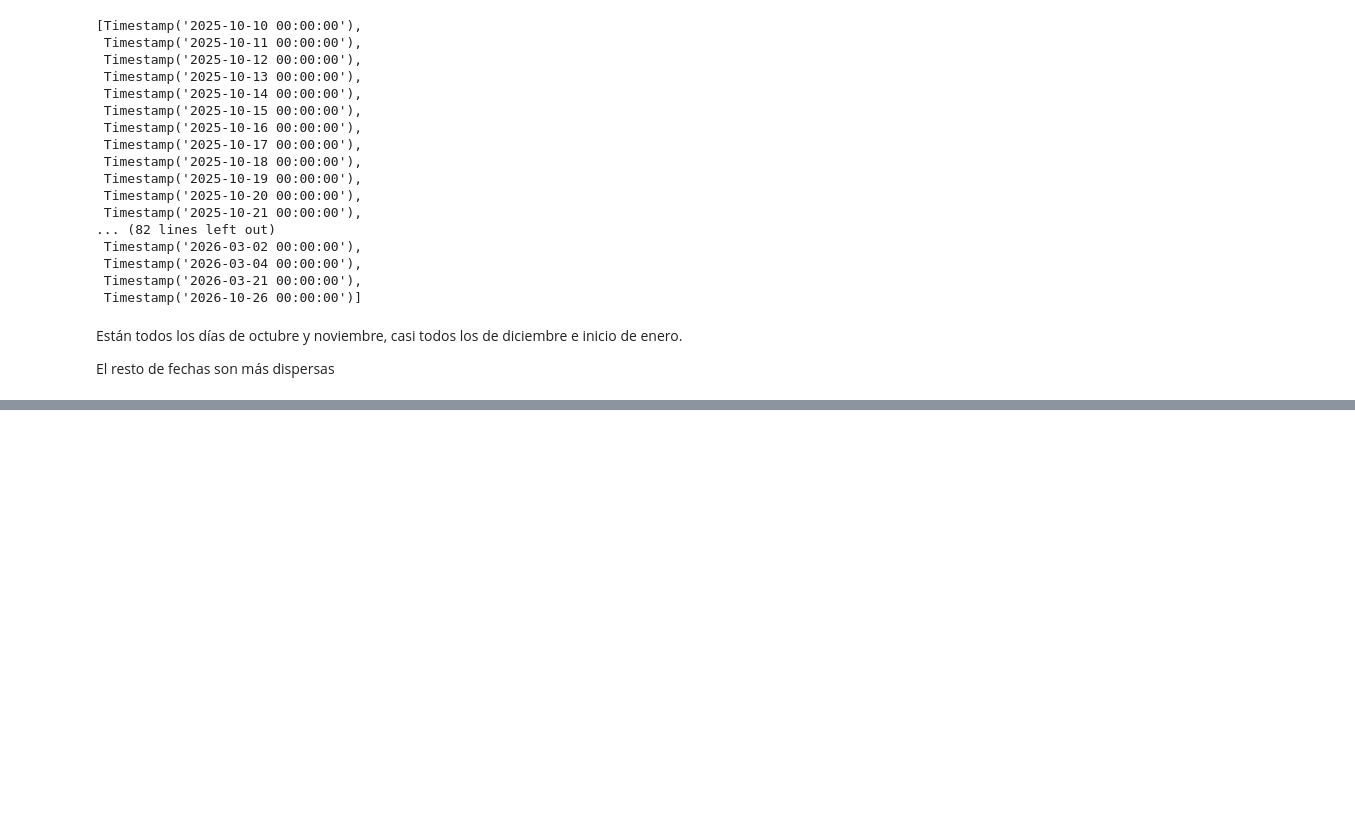
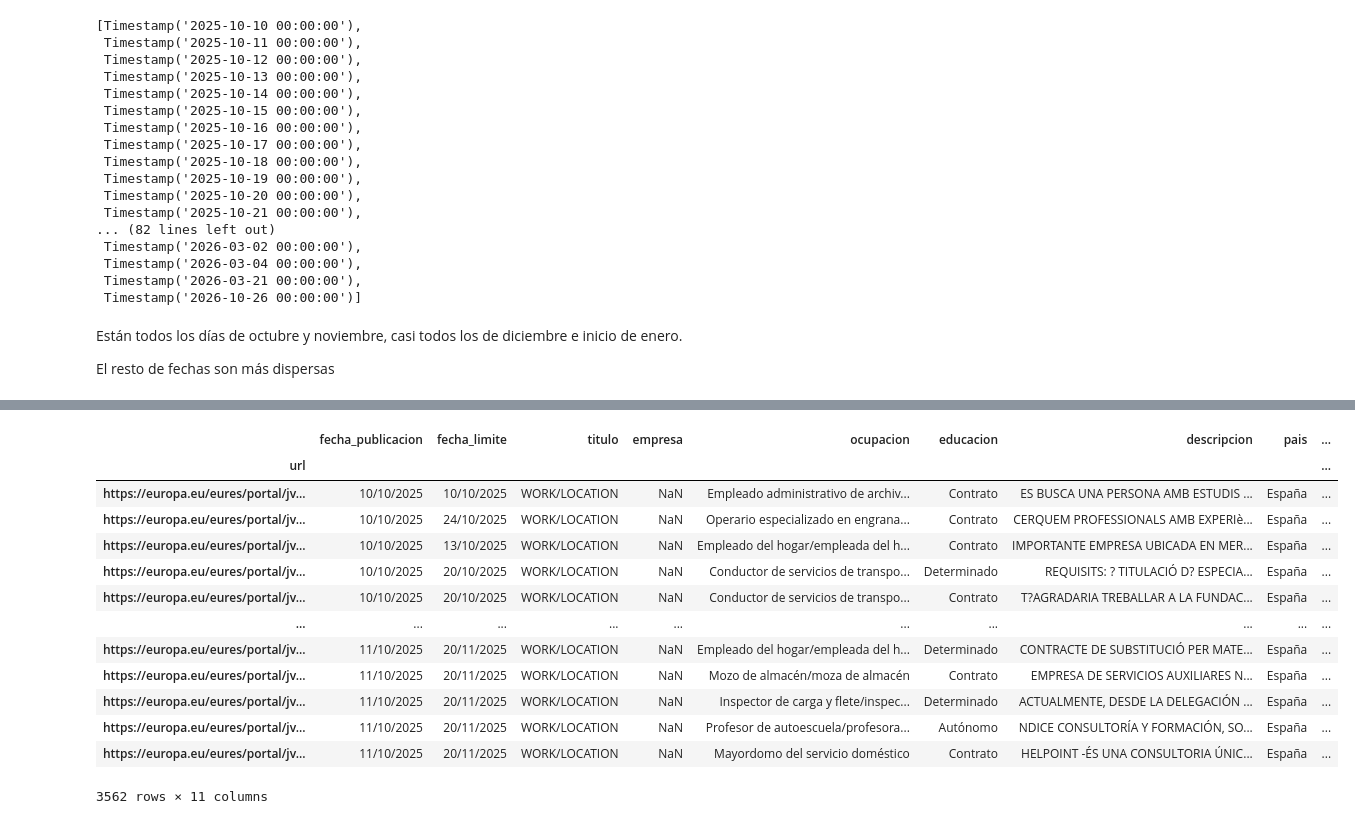
Before and after one commit to MiguelGP-13/DCDC-Project, a Jupyter notebook: eures/main.ipynb, the cells around one changed output, grey strips where cells are left out. Drawn from its saved outputs; the diff is of its cells as text; code cells hidden in the pictures; blank space fills up the shorter version.

Commit message:
Revisión final, falta descripcion FAIR

```diff
--- a/eures/main.ipynb
+++ b/eures/main.ipynb
@@ -258,0 +275,3 @@ El resto de fechas son más dispersas
+# %%
+clean = pd.read_csv("ofertas.csv")
+clean["titulo"].value_counts()
@@ -258,0 +330,17 @@ El resto de fechas son más dispersas
+# %%
+clean[clean["titulo"] == "WORK/LOCATION"]
+# %% [output]
+|  | fecha_publicacion | fecha_limite | titulo | empresa | ocupacion | educacion | descripcion | pais | ... |
+| url |  |  |  |  |  |  |  |  | ... |
+| https://europa.eu/eures/portal/jv... | 10/10/2025 | 10/10/2025 | WORK/LOCATION | NaN | Empleado administrativo de archiv... | Contrato | ES BUSCA UNA PERSONA AMB ESTUDIS ... | España | ... |
+| https://europa.eu/eures/portal/jv... | 10/10/2025 | 24/10/2025 | WORK/LOCATION | NaN | Operario especializado en engrana... | Contrato | CERQUEM PROFESSIONALS AMB EXPERIè... | España | ... |
+| https://europa.eu/eures/portal/jv... | 10/10/2025 | 13/10/2025 | WORK/LOCATION | NaN | Empleado del hogar/empleada del h... | Contrato | IMPORTANTE EMPRESA UBICADA EN MER... | España | ... |
+| https://europa.eu/eures/portal/jv... | 10/10/2025 | 20/10/2025 | WORK/LOCATION | NaN | Conductor de servicios de transpo... | Determinado | REQUISITS: ? TITULACIÓ D? ESPECIA... | España | ... |
+| https://europa.eu/eures/portal/jv... | 10/10/2025 | 20/10/2025 | WORK/LOCATION | NaN | Conductor de servicios de transpo... | Contrato | T?AGRADARIA TREBALLAR A LA FUNDAC... | España | ... |
+| ... | ... | ... | ... | ... | ... | ... | ... | ... | ... |
+| https://europa.eu/eures/portal/jv... | 11/10/2025 | 20/11/2025 | WORK/LOCATION | NaN | Empleado del hogar/empleada del h... | Determinado | CONTRACTE DE SUBSTITUCIÓ PER MATE... | España | ... |
+| https://europa.eu/eures/portal/jv... | 11/10/2025 | 20/11/2025 | WORK/LOCATION | NaN | Mozo de almacén/moza de almacén | Contrato | EMPRESA DE SERVICIOS AUXILIARES N... | España | ... |
+| https://europa.eu/eures/portal/jv... | 11/10/2025 | 20/11/2025 | WORK/LOCATION | NaN | Inspector de carga y flete/inspec... | Determinado | ACTUALMENTE, DESDE LA DELEGACIÓN ... | España | ... |
+| https://europa.eu/eures/portal/jv... | 11/10/2025 | 20/11/2025 | WORK/LOCATION | NaN | Profesor de autoescuela/profesora... | Autónomo | NDICE CONSULTORÍA Y FORMACIÓN, SO... | España | ... |
+| https://europa.eu/eures/portal/jv... | 11/10/2025 | 20/11/2025 | WORK/LOCATION | NaN | Mayordomo del servicio doméstico | Contrato | HELPOINT -ÉS UNA CONSULTORIA ÚNIC... | España | ... |
+3562 rows × 11 columns
```
Also changed, not shown: parts of 15 cells of this notebook, 3 other files.
